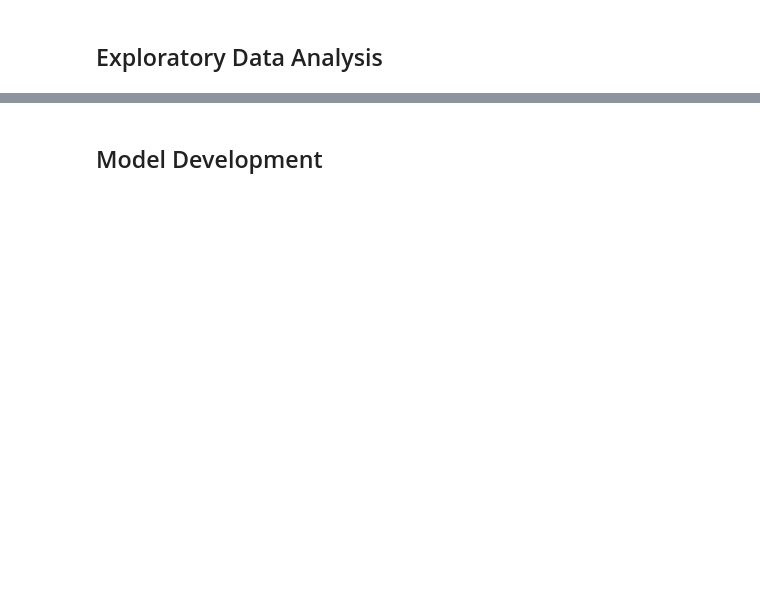
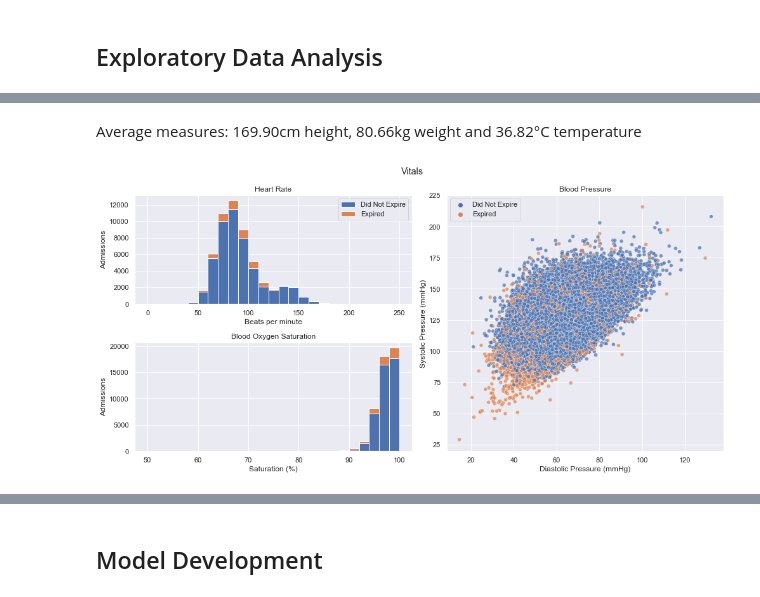
Before and after one commit to sabarishchockalingam2017/icu_mortality_prediction, a Jupyter notebook: icu_mortality_prediction.ipynb, the cells around one changed output, grey strips where cells are left out. Drawn from its saved outputs; the diff is of its cells as text; code cells hidden in the pictures; blank space fills up the shorter version.

```diff
--- a/icu_mortality_prediction.ipynb
+++ b/icu_mortality_prediction.ipynb
@@ -108,0 +323,43 @@ Pooling all readmissions into one group, the effects of readmission can be inter
+# %%
+avg_measures = admissions[['height','weight','tempc_mean']].apply(np.mean).to_list()
+md('''Average measures:
+{:.2f}cm height, {:.2f}kg weight and {:.2f}&deg;C temperature'''.format(avg_measures[0],avg_measures[1],avg_measures[2]))
+# %% [output]
+Average measures:
+169.90cm height, 80.66kg weight and 36.82&deg;C temperature
+# %%
+# plotting vitals
+# heart rate, bp, sp02
+
+adm_exp = admissions[admissions.hospital_expire_flag==1]
+adm_surv = admissions[admissions.hospital_expire_flag==0]
+
+plt.figure(figsize=(14,7))
+plt.suptitle('Vitals')
+
+# plotting heart rate
+plt.subplot2grid((2,2), (0,0),colspan=1)
+plt.hist([adm_surv.heartrate_mean,adm_exp.heartrate_mean], stacked=True, range=(0,250), bins=25)
+plt.title('Heart Rate')
+plt.xlabel('Beats per minute')
+plt.ylabel('Admissions')
+plt.legend(['Did Not Expire','Expired'],loc='upper right')
+
+# plotting spO2
+plt.subplot2grid((2,2), (1,0), colspan=1)
+plt.hist([adm_surv.spo2_mean,adm_exp.spo2_mean], stacked=True, range=(50,100), bins=25)
+plt.title('Blood Oxygen Saturation')
+plt.xlabel('Saturation (%)')
+plt.ylabel('Admissions')
+
+# plotting
+plt.subplot2grid((2,2),(0,1), colspan=1, rowspan=2)
+sns.scatterplot(data=admissions.replace({'hospital_expire_flag':{0:'Did Not Expire',1:'Expired'}}),\
+                x='diasbp_mean', y='sysbp_mean', hue='hospital_expire_flag', alpha=0.7)
+plt.legend(title=None)
+plt.title('Blood Pressure')
+plt.xlabel('Diastolic Pressure (mmHg)')
+plt.ylabel('Systolic Pressure (mmHg)')
+plt.tight_layout()
+# %% [output]
+[figure, added]
```
Also changed, not shown: parts of 68 cells of this notebook, 1 other file.
